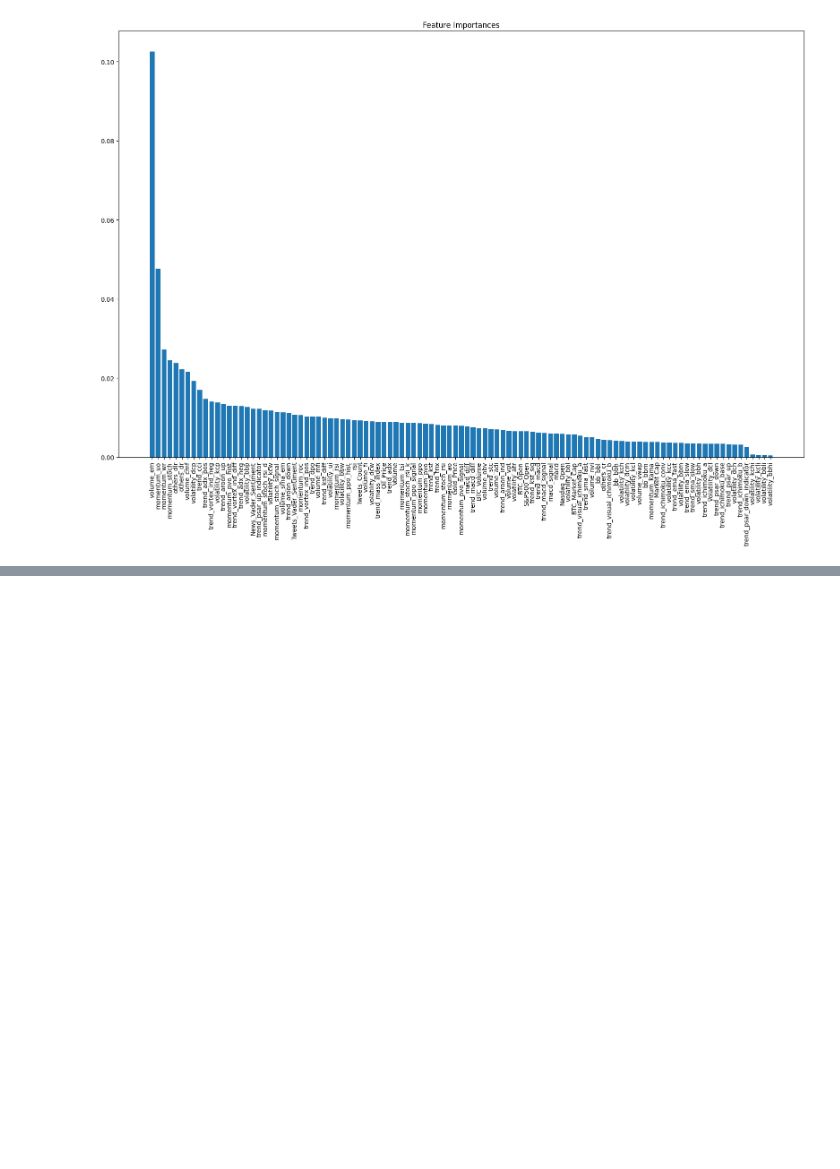
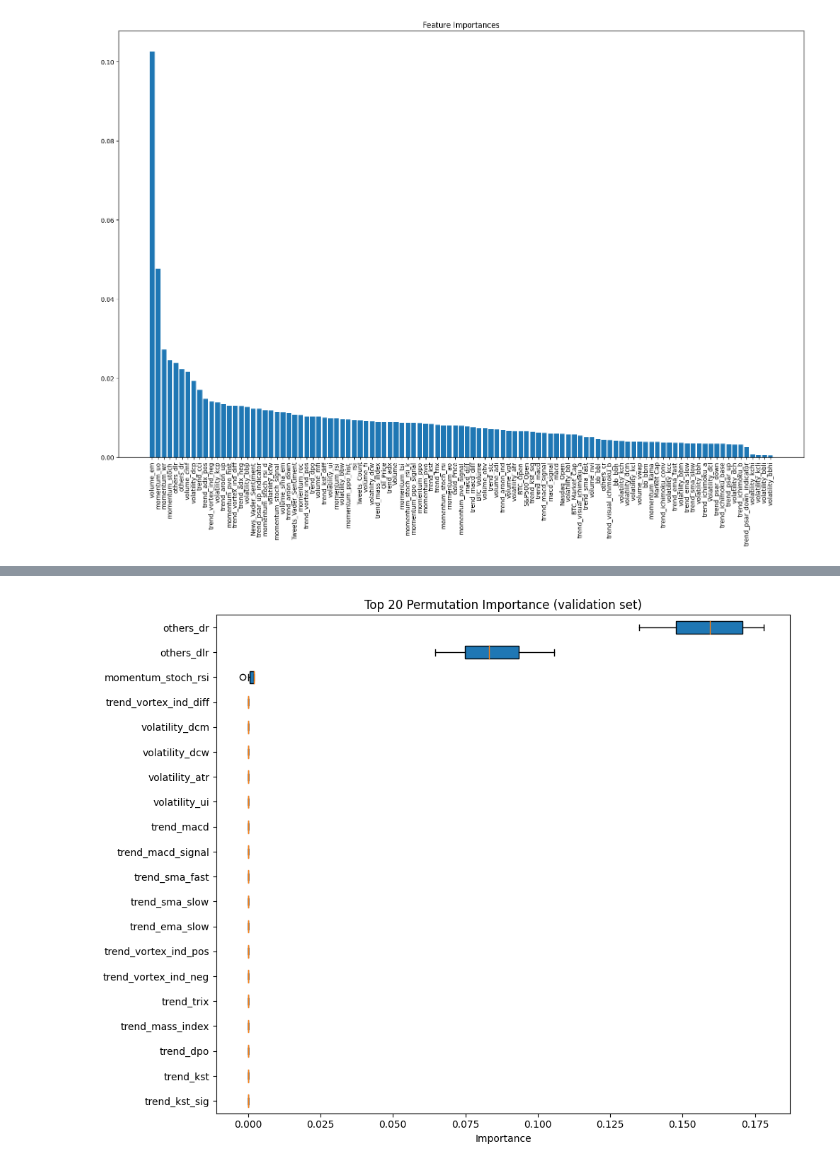
Before and after one commit to Smaran1832/Altcoin-Price-Prediction, a Jupyter notebook: New_Experiments/New_Experiment_Scripts/Feature_importance.ipynb, the cells around one changed output, grey strips where cells are left out. Saved outputs shown, nothing was run; the diff lists cells and outputs as text; code cells hidden in the pictures; blank space fills up the shorter version.

```diff
--- a/New_Experiments/New_Experiment_Scripts/Feature_importance.ipynb
+++ b/New_Experiments/New_Experiment_Scripts/Feature_importance.ipynb
@@ -52,0 +162,17 @@ plt.show()
+# %%
+from sklearn.inspection import permutation_importance
+
+result = permutation_importance(rf, X_test, y_test, n_repeats=10, random_state=42, n_jobs=-1)
+sorted_idx = result.importances_mean.argsort()
+
+top_n = 20  # Number of top features to show
+sorted_idx = result.importances_mean.argsort()[-top_n:]
+
+plt.figure(figsize=(10, 8))
+plt.boxplot(result.importances[sorted_idx].T, vert=False, labels=X_test.columns[sorted_idx], patch_artist=True)
+plt.title("Top 20 Permutation Importance (validation set)")
+plt.xlabel('Importance')
+plt.tight_layout()
+plt.show()
+# %% [output]
+[figure, added]
```
Also changed, not shown: parts of 10 cells of this notebook, 2 other files.
